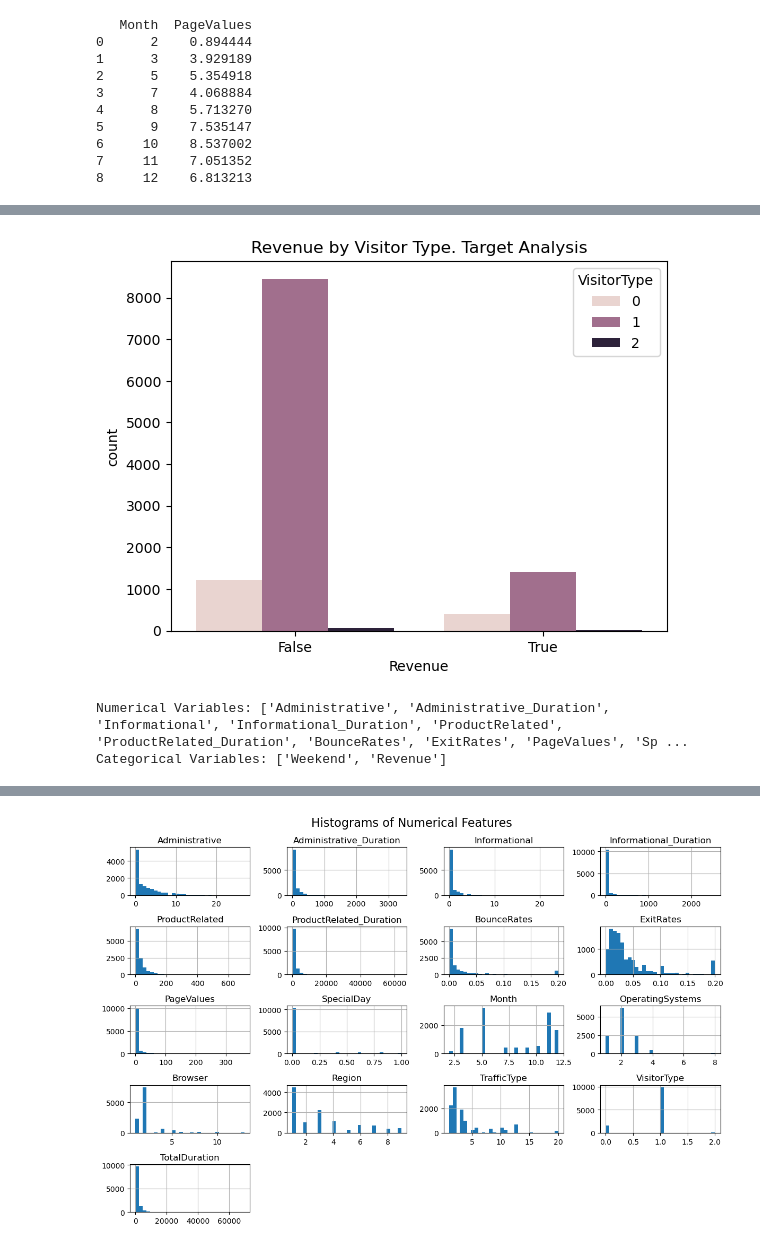
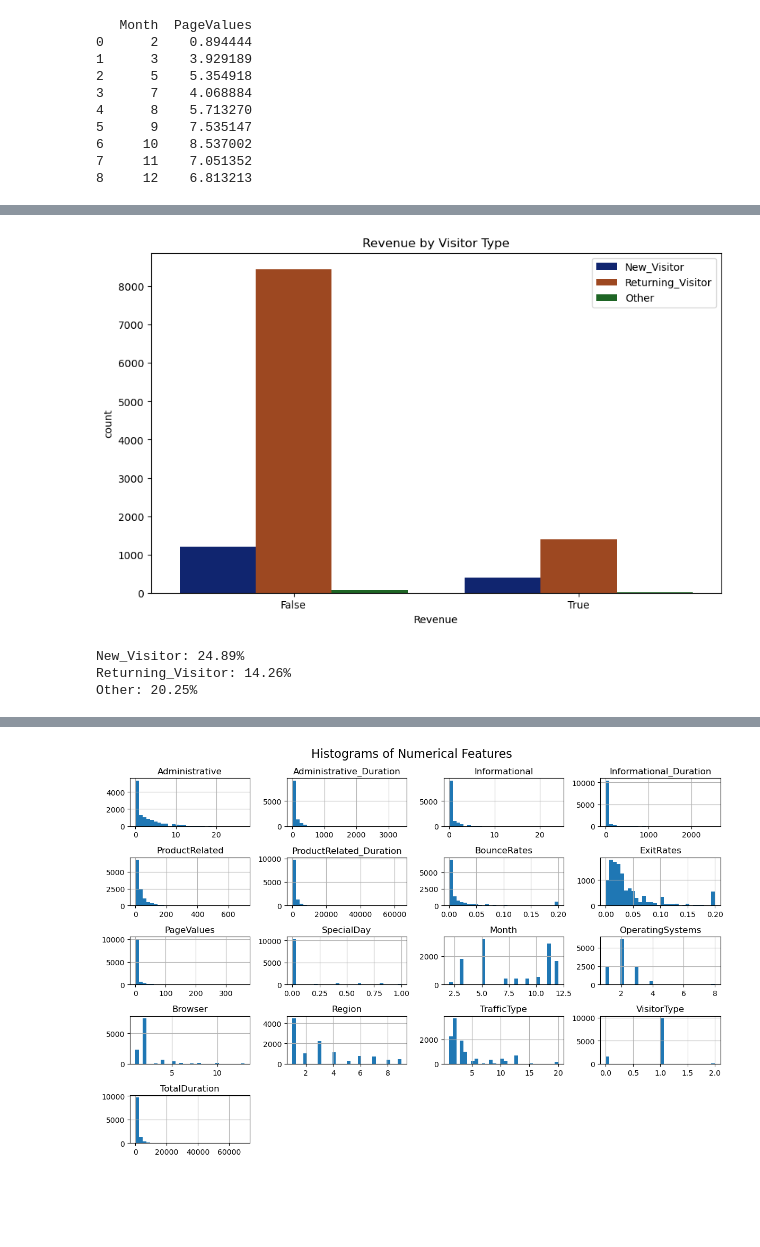
Before and after one commit to cameronmoran23/MADS500B_Final_Project_Group_2, a Jupyter notebook: main.ipynb, the cells around one changed output, grey strips where cells are left out. Cells and saved outputs as stored; diff of their text form; code cells hidden in the pictures; blank space fills up the shorter version.

```diff
--- a/main.ipynb
+++ b/main.ipynb
@@ -227,14 +353,18 @@ plt.show()
 # %%
-sns.countplot(x='Revenue', hue='VisitorType', data=shoppers_df)
-plt.title('Revenue by Visitor Type. Target Analysis')
+# create a countplot to see how VisitorType affects Revenue
+plt.figure(figsize=(10,6))
+sns.countplot(x='Revenue', hue='VisitorType', data=shoppers_df, palette='dark')
+plt.legend(labels=['New_Visitor', 'Returning_Visitor', 'Other'])
+plt.title('Revenue by Visitor Type')
 plt.show()
+
+# print the mean Revenue for each VisitorType
+visitor_map_index = {0: 'New_Visitor', 1: 'Returning_Visitor', 2: 'Other'}
+x = shoppers_df.groupby('VisitorType')['Revenue'].mean()
+for index, row in enumerate(x):
+    print(f"{visitor_map_index[index]}: {row*100:.2f}%")
 # %% [output]
-[figure, old version]
+[figure, new version]
+New_Visitor: 24.89%
+Returning_Visitor: 14.26%
+Other: 20.25%
-# %%
-num_cols = shoppers_df.select_dtypes(include=['float64', 'int64']).columns.tolist()
-cat_cols = shoppers_df.select_dtypes(include=['object', 'bool']).columns.tolist()
-print("Numerical Variables:", num_cols)
-print("Categorical Variables:", cat_cols)
-# %% [output]
-Numerical Variables: ['Administrative', 'Administrative_Duration', 'Informational', 'Informational_Duration', 'ProductRelated', 'ProductRelated_Duration', 'BounceRates', 'ExitRates', 'PageValues', 'Sp ...
-Categorical Variables: ['Weekend', 'Revenue']
```
Also changed, not shown: parts of 62 cells of this notebook.
